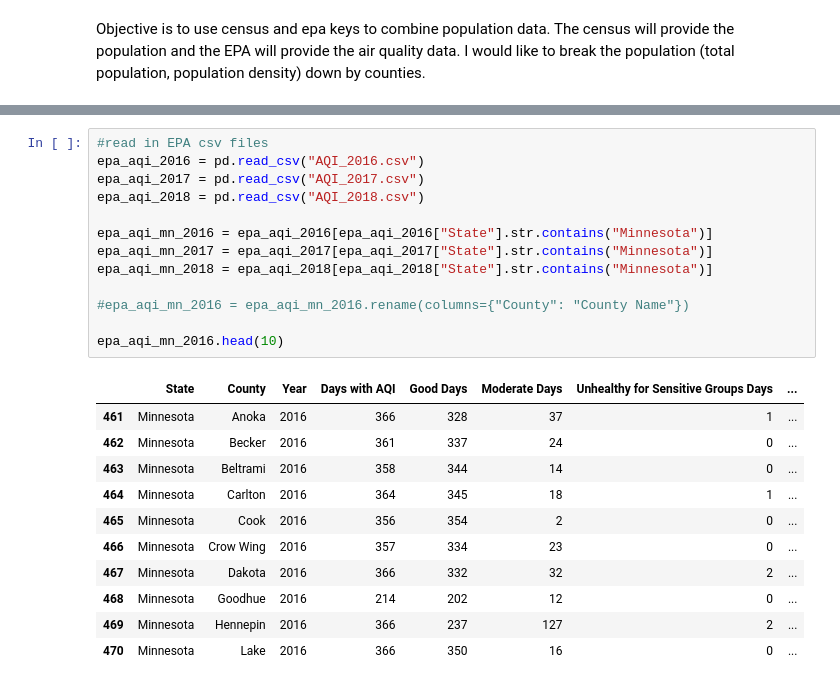
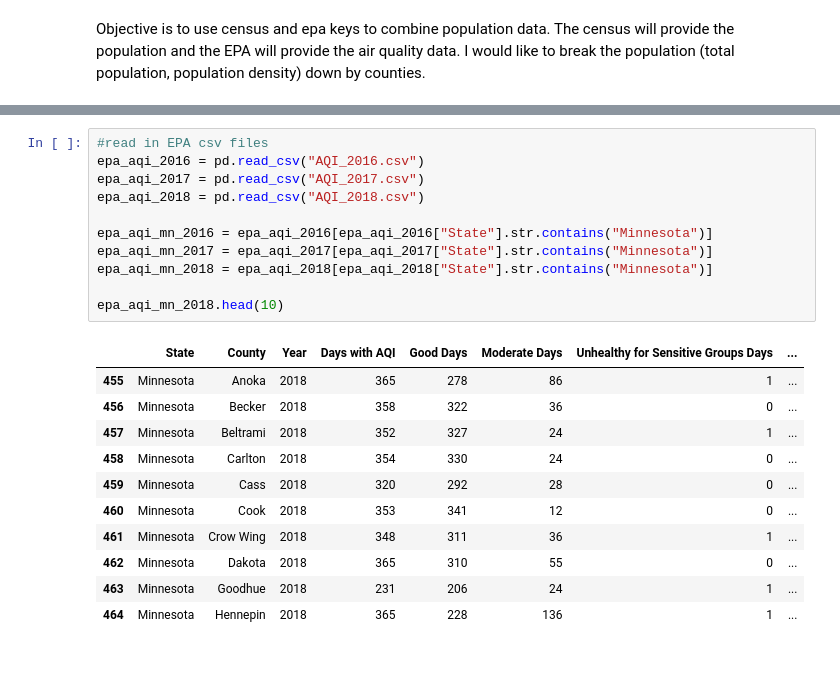
Before and after one commit to abbylemon/fake-news, a Jupyter notebook: air_quality_analysis.ipynb, the cells around one changed output, grey strips where cells are left out. Cells and saved outputs as stored; diff of their text form.

```diff
--- a/air_quality_analysis.ipynb
+++ b/air_quality_analysis.ipynb
@@ -61,26 +91,24 @@ census_pd_mn2.head(10)
 # %%
 #read in EPA csv files
 epa_aqi_2016 = pd.read_csv("AQI_2016.csv")
 epa_aqi_2017 = pd.read_csv("AQI_2017.csv")
 epa_aqi_2018 = pd.read_csv("AQI_2018.csv")
 
 epa_aqi_mn_2016 = epa_aqi_2016[epa_aqi_2016["State"].str.contains("Minnesota")]
 epa_aqi_mn_2017 = epa_aqi_2017[epa_aqi_2017["State"].str.contains("Minnesota")]
 epa_aqi_mn_2018 = epa_aqi_2018[epa_aqi_2018["State"].str.contains("Minnesota")]
 
-#epa_aqi_mn_2016 = epa_aqi_mn_2016.rename(columns={"County": "County Name"})
-
-epa_aqi_mn_2016.head(10)
+epa_aqi_mn_2018.head(10)
 # %% [output]
 |  | State | County | Year | Days with AQI | Good Days | Moderate Days | Unhealthy for Sensitive Groups Days | ... |
-| 461 | Minnesota | Anoka | 2016 | 366 | 328 | 37 | 1 | ... |
-| 462 | Minnesota | Becker | 2016 | 361 | 337 | 24 | 0 | ... |
-| 463 | Minnesota | Beltrami | 2016 | 358 | 344 | 14 | 0 | ... |
-| 464 | Minnesota | Carlton | 2016 | 364 | 345 | 18 | 1 | ... |
-| 465 | Minnesota | Cook | 2016 | 356 | 354 | 2 | 0 | ... |
-| 466 | Minnesota | Crow Wing | 2016 | 357 | 334 | 23 | 0 | ... |
-| 467 | Minnesota | Dakota | 2016 | 366 | 332 | 32 | 2 | ... |
-| 468 | Minnesota | Goodhue | 2016 | 214 | 202 | 12 | 0 | ... |
-| 469 | Minnesota | Hennepin | 2016 | 366 | 237 | 127 | 2 | ... |
-| 470 | Minnesota | Lake | 2016 | 366 | 350 | 16 | 0 | ... |
+| 455 | Minnesota | Anoka | 2018 | 365 | 278 | 86 | 1 | ... |
+| 456 | Minnesota | Becker | 2018 | 358 | 322 | 36 | 0 | ... |
+| 457 | Minnesota | Beltrami | 2018 | 352 | 327 | 24 | 1 | ... |
+| 458 | Minnesota | Carlton | 2018 | 354 | 330 | 24 | 0 | ... |
+| 459 | Minnesota | Cass | 2018 | 320 | 292 | 28 | 0 | ... |
+| 460 | Minnesota | Cook | 2018 | 353 | 341 | 12 | 0 | ... |
+| 461 | Minnesota | Crow Wing | 2018 | 348 | 311 | 36 | 1 | ... |
+| 462 | Minnesota | Dakota | 2018 | 365 | 310 | 55 | 0 | ... |
+| 463 | Minnesota | Goodhue | 2018 | 231 | 206 | 24 | 1 | ... |
+| 464 | Minnesota | Hennepin | 2018 | 365 | 228 | 136 | 1 | ... |
 # %%
```
Also changed, not shown: parts of 12 cells of this notebook, 1 other file.
